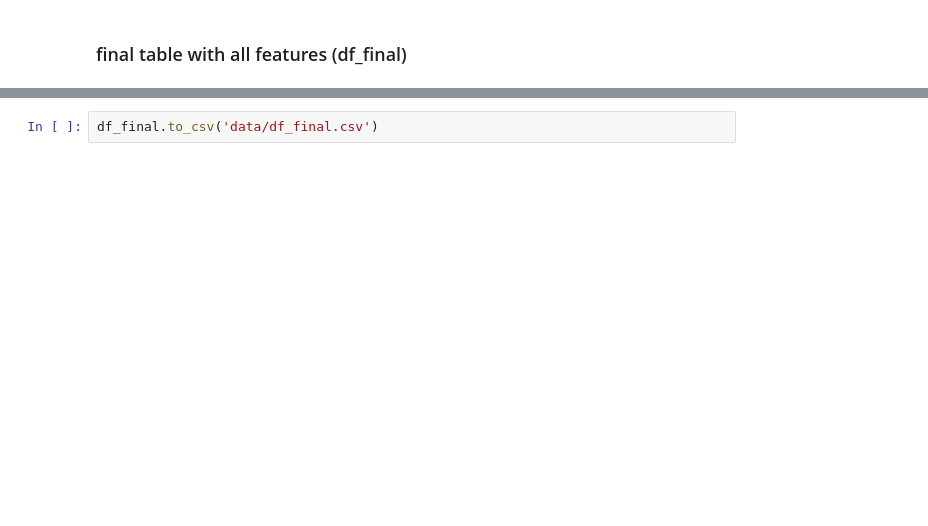
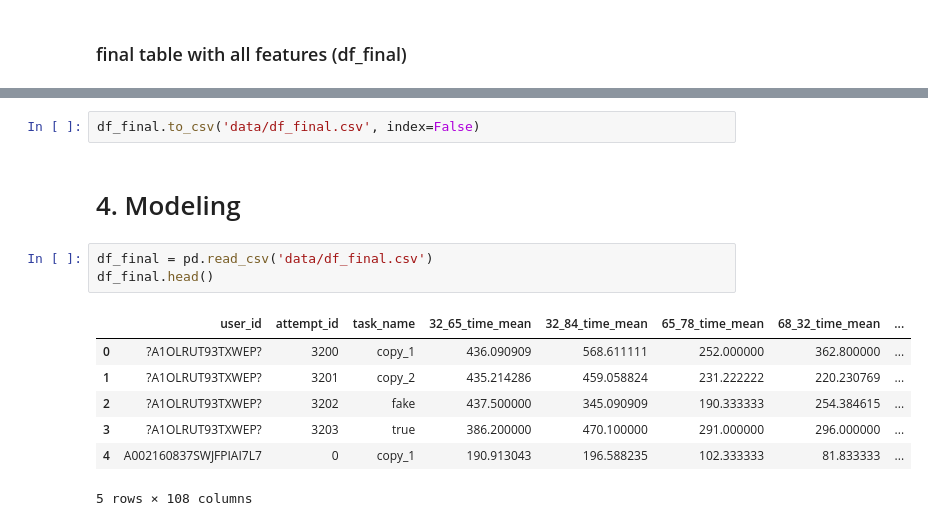
Before and after one commit to vbyno/keystroke_dynamics, a Jupyter notebook: keystroke_dynamics.ipynb, the cells around one changed output, grey strips where cells are left out. Drawn from its saved outputs; the diff is of its cells as text; blank space fills up the shorter version.

```diff
--- a/keystroke_dynamics.ipynb
+++ b/keystroke_dynamics.ipynb
@@ -598,2 +653,15 @@ df_final.head()
 # %%
-df_final.to_csv('data/df_final.csv')
+df_final.to_csv('data/df_final.csv', index=False)
+# %% [markdown]
+# 4. Modeling
+# %%
+df_final = pd.read_csv('data/df_final.csv')
+df_final.head()
+# %% [output]
+|  | user_id | attempt_id | task_name | 32_65_time_mean | 32_84_time_mean | 65_78_time_mean | 68_32_time_mean | ... |
+| 0 | ?A1OLRUT93TXWEP? | 3200 | copy_1 | 436.090909 | 568.611111 | 252.000000 | 362.800000 | ... |
+| 1 | ?A1OLRUT93TXWEP? | 3201 | copy_2 | 435.214286 | 459.058824 | 231.222222 | 220.230769 | ... |
+| 2 | ?A1OLRUT93TXWEP? | 3202 | fake | 437.500000 | 345.090909 | 190.333333 | 254.384615 | ... |
+| 3 | ?A1OLRUT93TXWEP? | 3203 | true | 386.200000 | 470.100000 | 291.000000 | 296.000000 | ... |
+| 4 | A002160837SWJFPIAI7L7 | 0 | copy_1 | 190.913043 | 196.588235 | 102.333333 | 81.833333 | ... |
+5 rows × 108 columns
```
Also changed, not shown: parts of 13 cells of this notebook, 1 other file.
